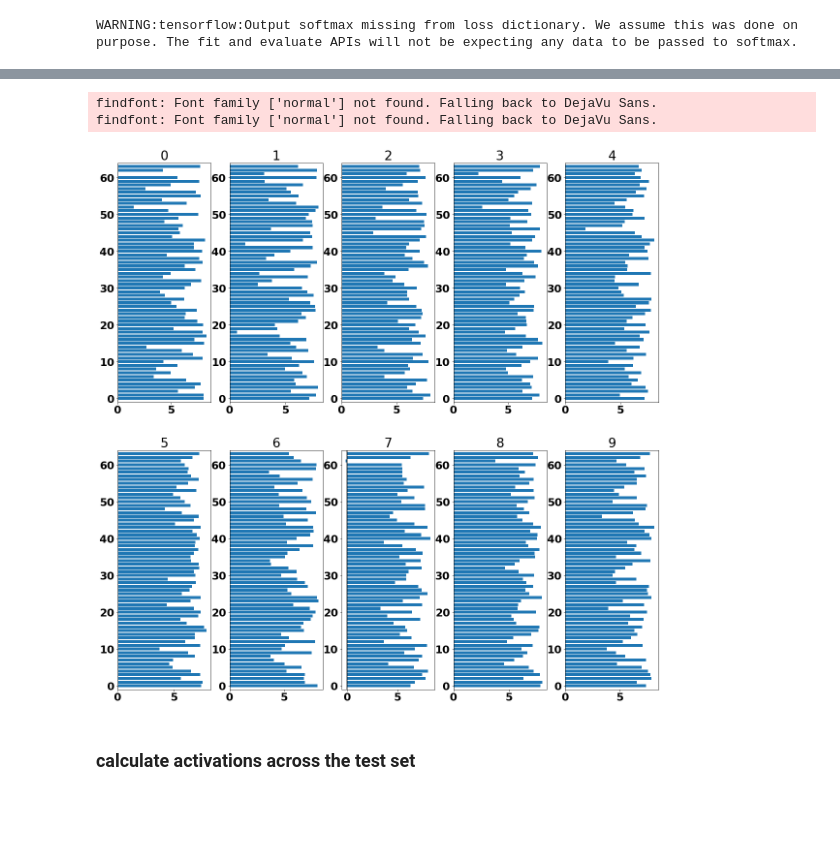
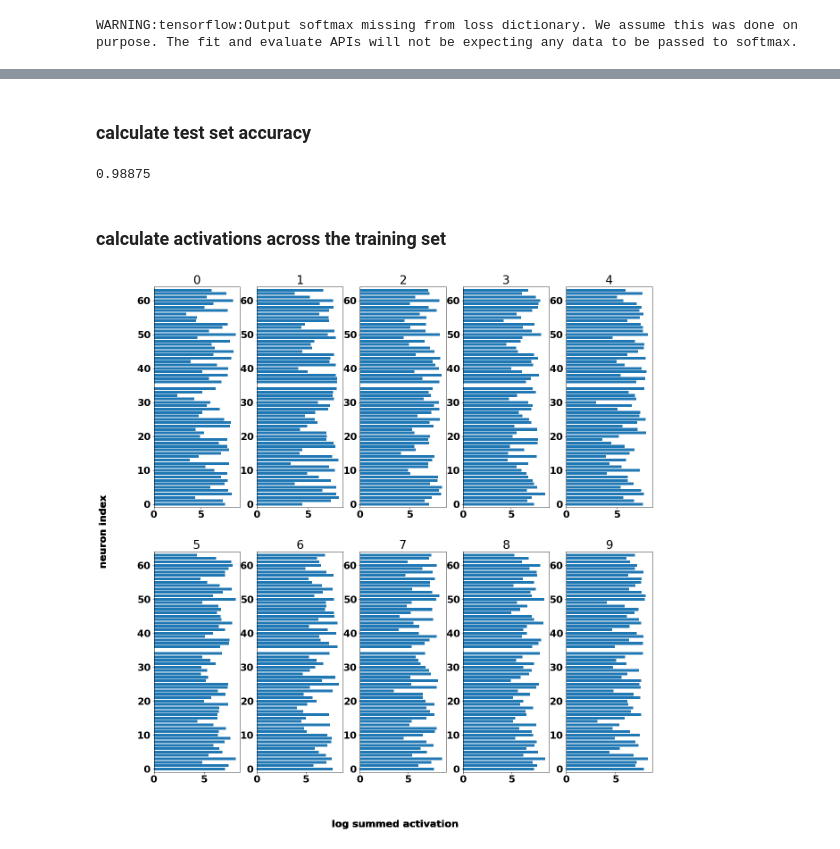
Before and after one commit to dr-darryl-wright/polysemantic-neurons, a Jupyter notebook: MNIST_baseline_all_classes.ipynb, the cells around one changed output, grey strips where cells are left out. Cells and saved outputs as stored; diff of their text form; code cells hidden in the pictures; blank space fills up the shorter version.

```diff
--- a/MNIST_baseline_all_classes.ipynb
+++ b/MNIST_baseline_all_classes.ipynb
@@ -47,7 +47,7 @@ print(np.array(x_test_reshape).shape)
 # %%
 n_hidden_neurons = 64
 lr = 0.001
-epochs = 100
+epochs = 200
 batch_size = 8
 limit = 4096 # number of training examples to use.
 alpha = 0.0 # ignore polysemantic term in loss function.
@@ -97,17 +97,32 @@ def my_acc(y_true, y_pred):
     y_pred = tf.cast(tf.math.greater(y_pred, tf.constant([0.5])), dtype='float32')
     return tf.cast(tf.math.equal(y_true, y_pred), dtype='float32')
 
+def cce(y_true, y_pred):
+    return tf.keras.losses.CategoricalCrossentropy(
+        from_logits=False,
+        reduction=tf.keras.losses.Reduction.NONE
+    )(y_true=y_true, y_pred=y_pred)
+
+def ps_term(e, c0, c1):
+    p_loss = []
+    for i in range(len(c0)):
+      p_loss.append(calculate_term(e, c0[i], c1[i]))
+    return tf.convert_to_tensor(p_loss)
+
 model.compile(optimizer=tf.keras.optimizers.Adam(learning_rate=lr),
               loss=None)
 
 model.add_metric(my_acc(i2, o), name='acc', aggregation='mean')
+model.add_metric(cce(i2, o), name='cce', aggregation='mean')
+model.add_metric(ps_term(e, c0, c1), name='ps', aggregation='mean')
 # %% [output]
 WARNING:tensorflow:Output softmax missing from loss dictionary. We assume this was done on purpose. The fit and evaluate APIs will not be expecting any data to be passed to softmax.
 # %%
-model.fit([np.array(x_train_reshape)[:limit], y_train[:limit]],
-          y=None,
-          validation_data=([np.array(x_train_reshape)[limit:2*limit], y_train[limit:2*limit]], None),
-          batch_size=batch_size,
-          epochs=epochs)
+history = model.fit([np.array(x_train_reshape)[:limit], y_train[:limit]],
+                    y=None,
+                    validation_data=([np.array(x_train_reshape)[limit:2*limit],
+                                      y_train[limit:2*limit]], None),
+                    batch_size=batch_size,
+                    epochs=epochs)
 # %% [output]
 Train on 4096 samples, validate on 4096 samples
@@ -140,0 +145,12 @@ print(np.mean(my_acc(y_test, y_pred_test)))
+# %%
+fig = plt.figure(figsize=(20,20))
+for j,m in enumerate(['loss', 'acc', 'cce', 'ps']):
+    ax = fig.add_subplot(2,2,j+1)
+    ax.plot(range(1,epochs+1), np.squeeze(history.history[m]), 'k-', lw=4)
+    t, = ax.plot(range(1,epochs+1), np.squeeze(history.history[m]), '-', color='#7E3F8F', lw=3)
+    ax.plot(range(1,epochs+1), np.squeeze(history.history['val_{}'.format(m)]), 'k-', lw=4)
+    v, = ax.plot(range(1,epochs+1), np.squeeze(history.history['val_{}'.format(m)]), '-', color='#3BCEAC', lw=3)
+    ax.set_ylabel(m)
+    ax.set_xlabel('epoch')
+    if j == 0:
+        ax.legend([t, v], ['train', 'val'])
@@ -141,3 +159,13 @@ print(np.mean(my_acc(y_test, y_pred_test)))
+# %% [markdown]
+### calculate test set accuracy
+# %%
+inference = tf.keras.Model(inputs=i, outputs=o)
+y_pred_test = inference.predict(np.array(x_test_reshape))
+print(np.mean(my_acc(y_test, y_pred_test)))
+# %% [output]
+0.98875
+# %% [markdown]
+### calculate activations across the training set
 # %%
 embed = tf.keras.Model(inputs=i, outputs=e)
 # %%
@@ -152,17 +180,15 @@ for j in tqdm(range(len(x_train_reshape[:limit]))):
 # %%
 fig = plt.figure(figsize=(20,20))
 classes = list(activations_by_class.keys())
 classes.sort()
 for i,k in enumerate(classes):
     y_pos = np.arange(len(activations_by_class[k]))
     ax = fig.add_subplot(2, 5, i+1)
     ax.set_title(k)
     ax.barh(y_pos, np.log(np.squeeze(activations_by_class[k])), align='center')
     ax.plot([0,0],[-1,len(np.squeeze(activations_by_class[k]))], 'k-')
     ax.set_ylim(-1,len(np.squeeze(activations_by_class[k])))
+    fig.text(0.5, 0.04, 'log summed activation', ha='center')
+    fig.text(0.04, 0.5, 'neuron index', va='center', rotation='vertical')
 # %% [output]
-findfont: Font family ['normal'] not found. Falling back to DejaVu Sans.
-findfont: Font family ['normal'] not found. Falling back to DejaVu Sans.
-[figure, old version]
+[figure, new version]
-# %% [markdown]
-### calculate activations across the test set
```
Also changed, not shown: parts of 25 cells of this notebook, 1 other file.
